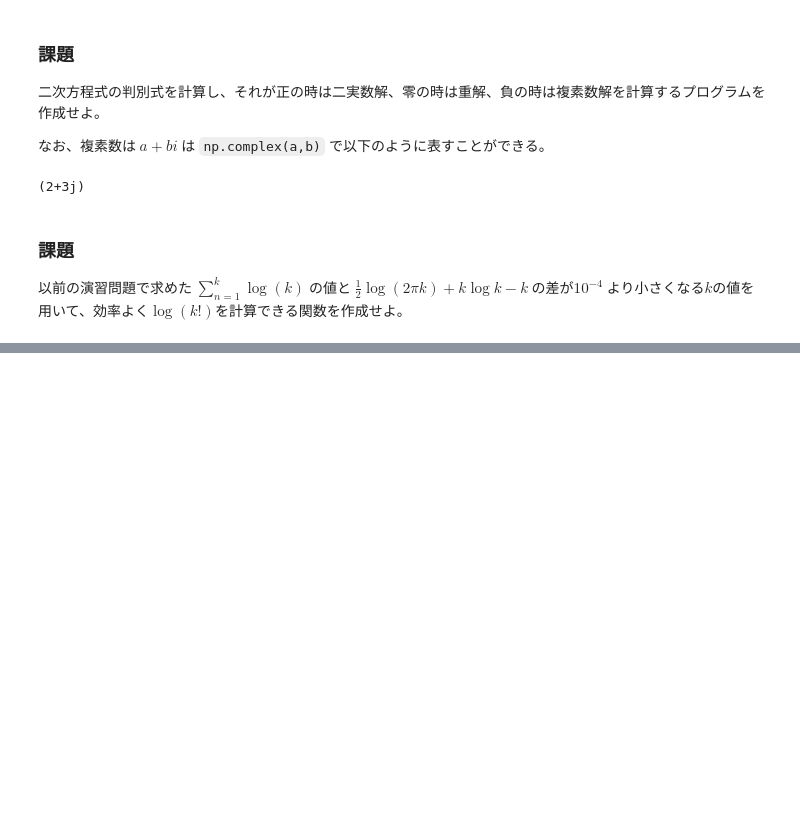
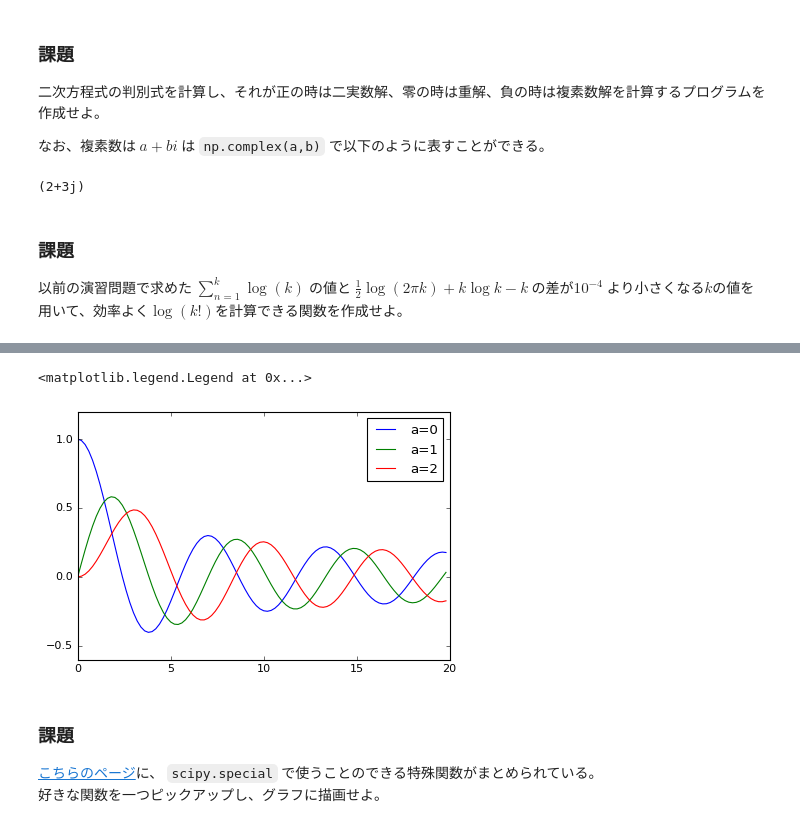
Before and after one commit to Johokiso-enshu/python_textbook, a Jupyter notebook: src/tutorial2.ipynb, the cells around one changed output, grey strips where cells are left out. Cells and saved outputs as stored; diff of their text form; code cells hidden in the pictures; blank space fills up the shorter version.

```diff
--- a/src/tutorial2.ipynb
+++ b/src/tutorial2.ipynb
@@ -397,0 +424,25 @@ np.complex(2.0,3.0)
+# %%
+# まず、計算する範囲、個数を指定する。今回は、-5~5, 100 点で計算する。
+x = []
+j0 = [] # α=0 のベッセル関数を計算し格納するリスト
+j1 = [] # α=1
+j2 = [] # α=2
+for i in range(100):
+    x.append(20.0 / 100 * i)
+    j0.append(scipy.special.jv(0, x[i]))
+    j1.append(scipy.special.jv(1, x[i]))
+    j2.append(scipy.special.jv(2, x[i]))
+# %%
+# これらの結果をプロットする
+plt.plot(x, j0, label='a=0') # `label=` のあとに文字列を指定することにより、後ほど凡例を表示できる。
+plt.plot(x, j1, label='a=1')
+plt.plot(x, j2, label='a=2')
+plt.legend() # 凡例を表示するためのコマンド
+# %% [output]
+<matplotlib.legend.Legend at 0x...>
+[figure, added]
+# %% [markdown]
+### 課題
+
+[こちらのページ](https://docs.scipy.org/doc/scipy/reference/special.html)に、 `scipy.special` で使うことのできる特殊関数がまとめられている。
+好きな関数を一つピックアップし、グラフに描画せよ。
```
Also changed, not shown: parts of 14 cells of this notebook, 5 other files.
